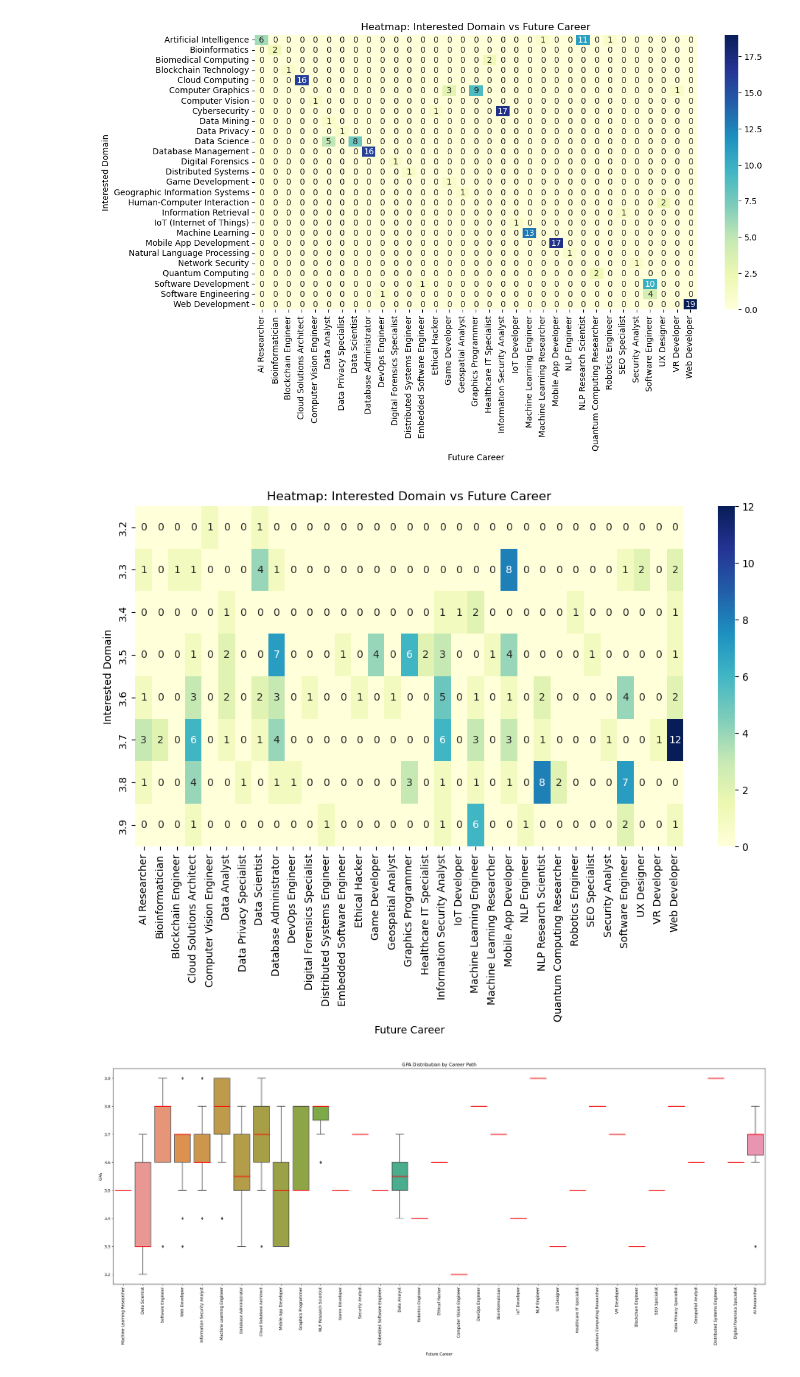
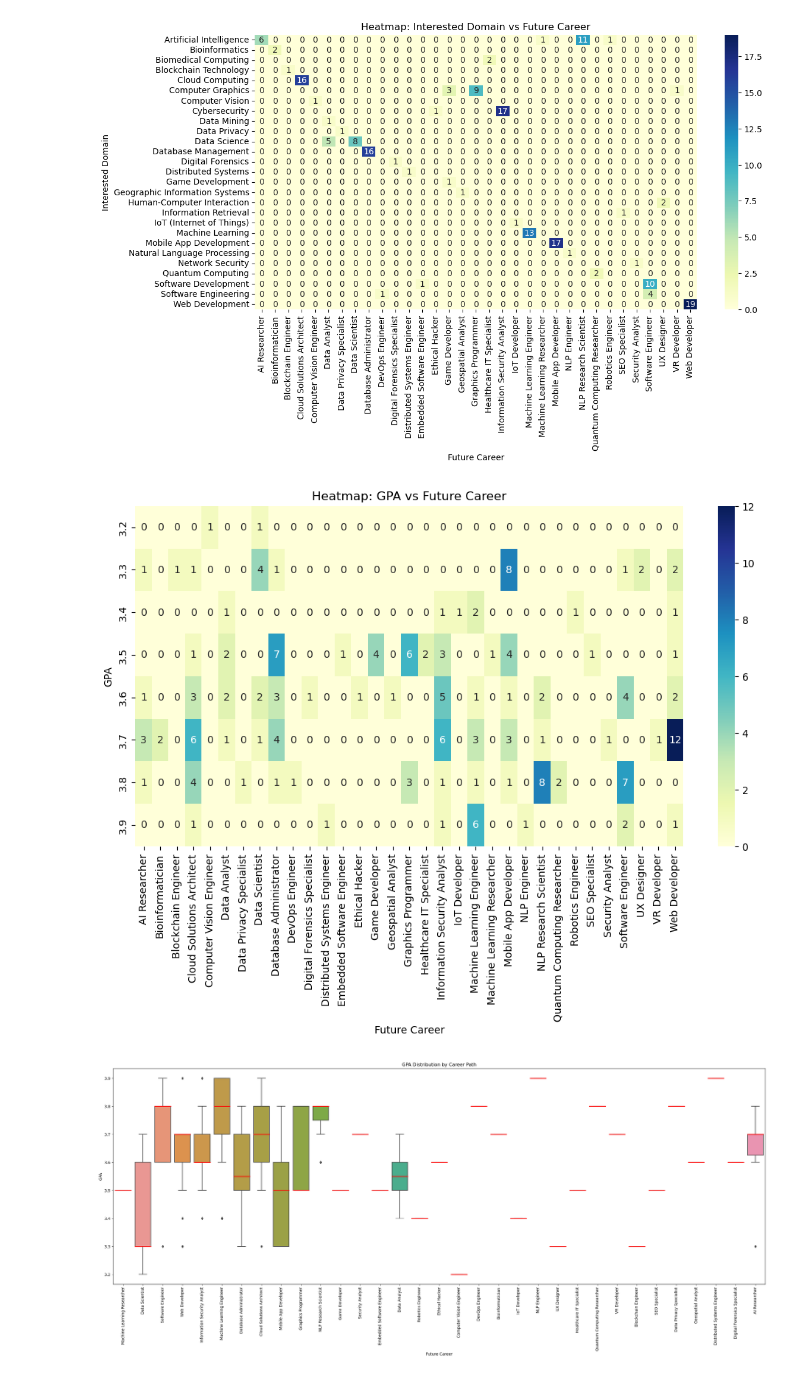
Before and after one commit to pegasus991/career-counsellor-ml, a Jupyter notebook: notebooks/EDA.ipynb, the cells around one changed output. Drawn from its saved outputs; the diff is of its cells as text; code cells hidden in the pictures.

Commit message:
Initial visualizations completed

```diff
--- a/notebooks/EDA.ipynb
+++ b/notebooks/EDA.ipynb
@@ -224,14 +224,14 @@ plt.show()
 # %%
 pivot_table = df.pivot_table(index='GPA', columns='Future Career', aggfunc='size', fill_value=0)
 
 plt.figure(figsize=(12, 6))
 sns.heatmap(pivot_table, annot=True, fmt='d', cmap='YlGnBu')
-plt.title('Heatmap: Interested Domain vs Future Career')
+plt.title('Heatmap: GPA vs Future Career')
 plt.xlabel('Future Career')
-plt.ylabel('Interested Domain')
+plt.ylabel('GPA')
 plt.show()
 # %% [output]
-[figure, old version]
+[figure, new version]
 # %%
 plt.figure(figsize=(30,10))
 sns.boxplot(x='Future Career', y='GPA', data=df, medianprops=dict(color='red', linewidth=2))
```
Also changed, not shown: parts of 6 cells of this notebook.
